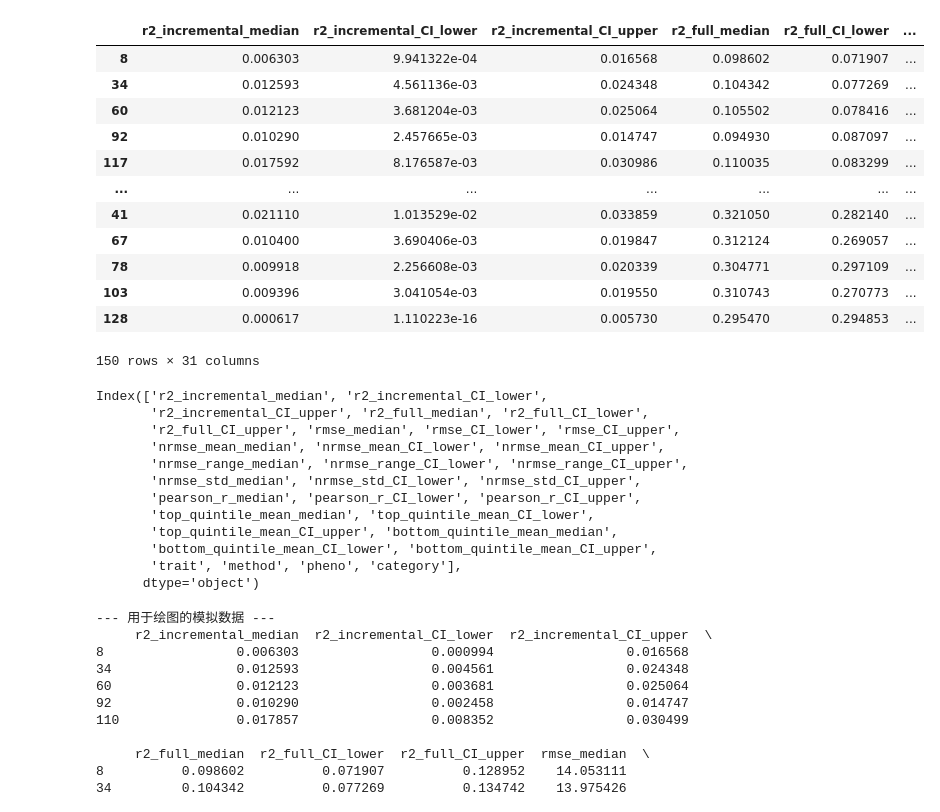
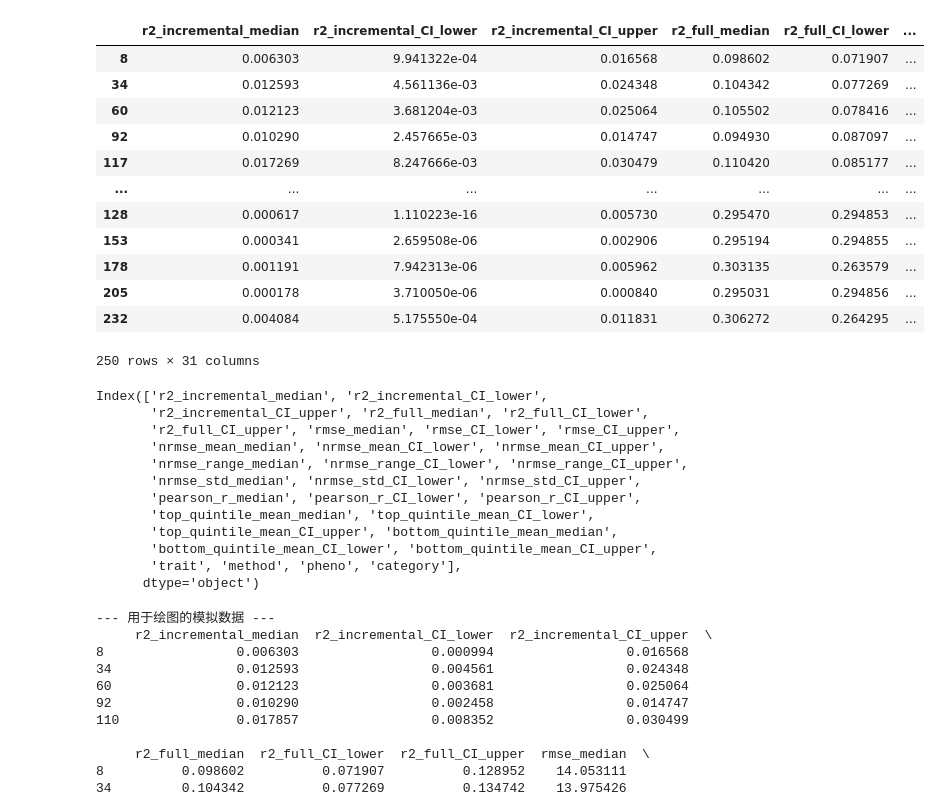
Before and after one commit to NancyLSH/UKB_PRS_benchmark, a Jupyter notebook: draw_code/2_draw_r2.ipynb, the cells around one changed output. Drawn from its saved outputs; the diff is of its cells as text; code cells hidden in the pictures.

```diff
--- a/draw_code/2_draw_r2.ipynb
+++ b/draw_code/2_draw_r2.ipynb
@@ -126,42 +216,48 @@ ctsleb_res_1 = res_df
 # %%
 prscsx_res_1 = pd.read_csv("../../../PRS_benchmark/data/result/real_data/prscsx/prs_continuous_metrics_with_ci.csv")
 xpass_res_1 = pd.read_csv("../../../PRS_benchmark/data/result/real_data/xpass/prs_continuous_metrics_with_ci.csv")
 sdprx_res_1 = pd.read_csv("../../../PRS_benchmark/data/result/real_data/sdprx/prs_continuous_metrics_with_ci.csv")
 polypred_res_1 = pd.read_csv("../../../PRS_benchmark/data/result/real_data/polypred/prs_continuous_metrics_with_ci.csv")
+ct_res_1 = pd.read_csv("../../../PRS_benchmark/data/result/real_data/ct/EAS_out_sample_metrics_with_ci.csv")
+ct_res_2 = pd.read_csv("../../../PRS_benchmark/data/result/real_data/ct/EUR_out_sample_metrics_with_ci.csv")
 category_map = pd.read_csv("category_map.tsv", sep='\t')
 category_map = category_map.rename(columns={"short_name": "pheno"})
 
 prscsx_res_1["method"] = "PRS-CSx"
 xpass_res_1["method"] = "XPASS"
 sdprx_res_1["method"] = "SDPRX"
 tlprs_res_1["method"] = "TLPRS"
 polypred_res_1["method"] = "PolyPred"
 ctsleb_res_1["method"] = "CTSLEB"
+prosper_res_1["method"] = "PROSPER"
+ct_res_1["method"] = "CT (EAS)"
+lasso_res_1["method"] = "Lassosum2 (EAS)"
+ct_res_2["method"] = "CT (EUR)"
 
-merge_res = pd.concat([prscsx_res_1, xpass_res_1, sdprx_res_1, tlprs_res_1, polypred_res_1, ctsleb_res_1], ignore_index=True)
+merge_res = pd.concat([prscsx_res_1, xpass_res_1, sdprx_res_1, tlprs_res_1, polypred_res_1, ctsleb_res_1, prosper_res_1, ct_res_1, lasso_res_1, ct_res_2], ignore_index=True)
 merge_res["trait"] = merge_res["trait"].apply(lambda x: x.replace("_int", "").replace("_raw", ""))
 merge_res["pheno"] = merge_res["trait"].apply(lambda x: ukb_pheno_dict.get(x, x))
 # Merge with category map to get phenotype names
 merge_res = merge_res.merge(category_map, on="pheno", how="left")
 # sort by phenotype
 merge_res = merge_res.sort_values(by=["category","pheno"])
 merge_res = merge_res.dropna(subset=["category"])
 display(merge_res)
 print(merge_res.columns)
 # %% [output]
 |  | r2_incremental_median | r2_incremental_CI_lower | r2_incremental_CI_upper | r2_full_median | r2_full_CI_lower | ... |
 | 8 | 0.006303 | 9.941322e-04 | 0.016568 | 0.098602 | 0.071907 | ... |
 | 34 | 0.012593 | 4.561136e-03 | 0.024348 | 0.104342 | 0.077269 | ... |
 | 60 | 0.012123 | 3.681204e-03 | 0.025064 | 0.105502 | 0.078416 | ... |
 | 92 | 0.010290 | 2.457665e-03 | 0.014747 | 0.094930 | 0.087097 | ... |
-| 117 | 0.017592 | 8.176587e-03 | 0.030986 | 0.110035 | 0.083299 | ... |
+| 117 | 0.017269 | 8.247666e-03 | 0.030479 | 0.110420 | 0.085177 | ... |
 | ... | ... | ... | ... | ... | ... | ... |
-| 41 | 0.021110 | 1.013529e-02 | 0.033859 | 0.321050 | 0.282140 | ... |
-| 67 | 0.010400 | 3.690406e-03 | 0.019847 | 0.312124 | 0.269057 | ... |
-| 78 | 0.009918 | 2.256608e-03 | 0.020339 | 0.304771 | 0.297109 | ... |
-| 103 | 0.009396 | 3.041054e-03 | 0.019550 | 0.310743 | 0.270773 | ... |
 | 128 | 0.000617 | 1.110223e-16 | 0.005730 | 0.295470 | 0.294853 | ... |
+| 153 | 0.000341 | 2.659508e-06 | 0.002906 | 0.295194 | 0.294855 | ... |
+| 178 | 0.001191 | 7.942313e-06 | 0.005962 | 0.303135 | 0.263579 | ... |
+| 205 | 0.000178 | 3.710050e-06 | 0.000840 | 0.295031 | 0.294856 | ... |
+| 232 | 0.004084 | 5.175550e-04 | 0.011831 | 0.306272 | 0.264295 | ... |
-150 rows × 31 columns
+250 rows × 31 columns
 Index(['r2_incremental_median', 'r2_incremental_CI_lower',
        'r2_incremental_CI_upper', 'r2_full_median', 'r2_full_CI_lower',
        'r2_full_CI_upper', 'rmse_median', 'rmse_CI_lower', 'rmse_CI_upper',
```
Also changed, not shown: parts of 7 cells of this notebook, 23 other files.
